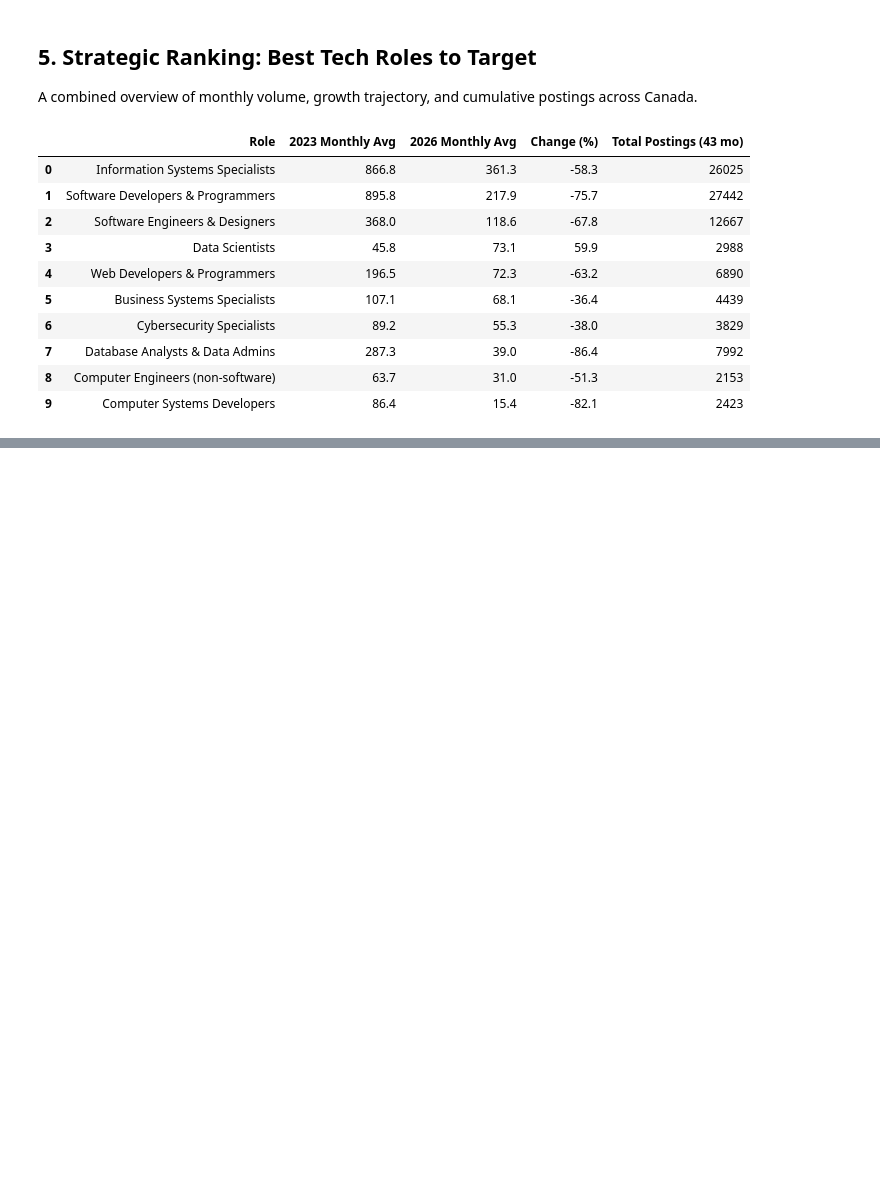
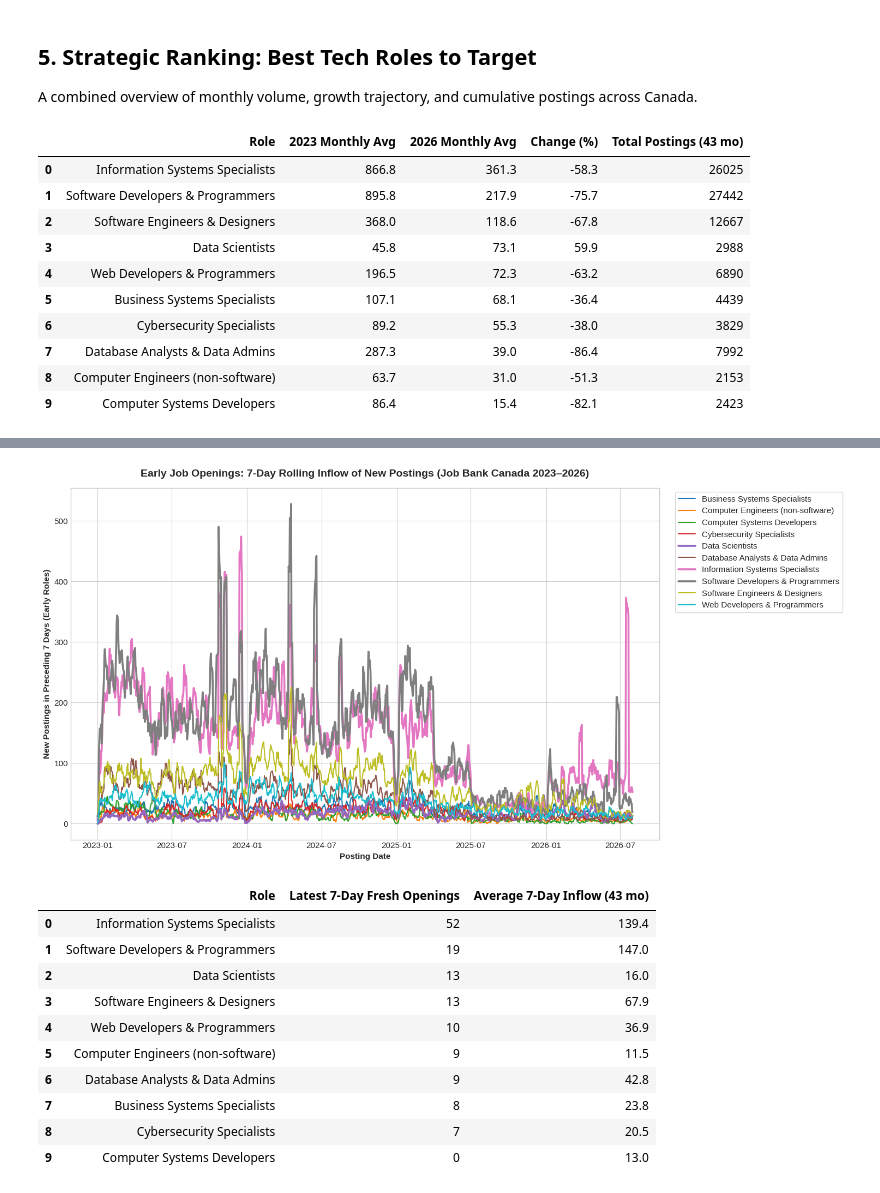
Before and after one commit to althaafsn/canada-job-market-analysis, a Jupyter notebook: data_analysis/02_job_bank/job_bank_tech_roles.ipynb, the cells around one changed output, grey strips where cells are left out. Drawn from its saved outputs; the diff is of its cells as text; code cells hidden in the pictures; blank space fills up the shorter version.

Commit message:
Add 7-day early openings inflow, salary ranges, and provincial breakdown to Job Bank analysis

```diff
--- a/data_analysis/02_job_bank/job_bank_tech_roles.ipynb
+++ b/data_analysis/02_job_bank/job_bank_tech_roles.ipynb
@@ -36,17 +42,21 @@ if (cwd / 'data/job_bank').exists():
     DATA_DIR = cwd / 'data/job_bank'
     PLOTS_DIR = cwd / 'data_analysis/02_job_bank/plots'
     CACHE_FILE = cwd / 'data/job_bank_tech_monthly_aggregate.csv'
+    DETAIL_CACHE_FILE = cwd / 'data/job_bank_tech_detail_cache.csv'
 elif (cwd / '../../data/job_bank').resolve().exists():
     DATA_DIR = (cwd / '../../data/job_bank').resolve()
     PLOTS_DIR = cwd / 'plots'
     CACHE_FILE = (cwd / '../../data/job_bank_tech_monthly_aggregate.csv').resolve()
+    DETAIL_CACHE_FILE = (cwd / '../../data/job_bank_tech_detail_cache.csv').resolve()
 else:
     DATA_DIR = Path('data/job_bank')
     PLOTS_DIR = Path('plots')
     CACHE_FILE = Path('data/job_bank_tech_monthly_aggregate.csv')
+    DETAIL_CACHE_FILE = Path('data/job_bank_tech_detail_cache.csv')
 
 PLOTS_DIR.mkdir(parents=True, exist_ok=True)
-print(f"Data Directory:  {DATA_DIR}")
-print(f"Plots Directory: {PLOTS_DIR}")
-print(f"Cache File:      {CACHE_FILE}")
+print(f"Data Directory:         {DATA_DIR}")
+print(f"Plots Directory:        {PLOTS_DIR}")
+print(f"Monthly Cache File:     {CACHE_FILE}")
+print(f"Detailed Cache File:    {DETAIL_CACHE_FILE}")
 # %% [output]
@@ -285,0 +291,63 @@ summary_table
+# %%
+# Fast load detailed microdata from cache (or extract from raw files if cache absent)
+if DETAIL_CACHE_FILE.exists():
+    df_detail = pd.read_csv(DETAIL_CACHE_FILE)
+else:
+    cols = ['NOC21 Code', 'First Posting Date', 'Province/Territory', 'Salary Minimum', 'Salary Maximum', 'Salary Per', 'Vacancy Count']
+    files = sorted(DATA_DIR.glob('*.csv'))
+    recs = []
+    for f in files:
+        df_m = read_job_bank_csv(f, usecols=cols)
+        df_m['NOC_clean'] = df_m['NOC21 Code'].astype(str).str.replace(r'\.0$', '', regex=True)
+        sub = df_m[df_m['NOC_clean'].isin(TARGET_NOCS.keys())].copy()
+        sub['Role'] = sub['NOC_clean'].map(TARGET_NOCS)
+        recs.append(sub[['Role', 'NOC_clean', 'First Posting Date', 'Province/Territory', 'Salary Minimum', 'Salary Maximum', 'Salary Per', 'Vacancy Count']])
+    df_detail = pd.concat(recs, ignore_index=True)
+    df_detail['Date'] = pd.to_datetime(df_detail['First Posting Date'].astype(str).str.replace('/', '-'), errors='coerce')
+    df_detail = df_detail.dropna(subset=['Date'])
+    df_detail['Date'] = df_detail['Date'].dt.strftime('%Y-%m-%d')
+    df_detail.to_csv(DETAIL_CACHE_FILE, index=False)
+
+df_detail['Date'] = pd.to_datetime(df_detail['Date'])
+
+# 1. Group daily postings by role and compute 7-day rolling window of fresh openings
+daily_pivot = df_detail.groupby(['Date', 'Role']).size().unstack(fill_value=0)
+rolling_7d = daily_pivot.rolling(window=7, min_periods=1).sum()
+
+# 2. Plot 7-day rolling weekly inflow over time
+fig3, ax = plt.subplots(figsize=(15, 7.5))
+colors = sns.color_palette('tab10', len(rolling_7d.columns))
+
+for i, role in enumerate(rolling_7d.columns):
+    lw = 2.6 if role in ['Software Developers & Programmers', 'Information Systems Specialists', 'Data Scientists'] else 1.5
+    ax.plot(rolling_7d.index, rolling_7d[role], label=role, linewidth=lw, color=colors[i])
+
+ax.set_title('Early Job Openings: 7-Day Rolling Inflow of New Postings (Job Bank Canada 2023–2026)', fontsize=14, fontweight='bold', pad=15)
+ax.set_xlabel('Posting Date', fontsize=11, fontweight='bold')
+ax.set_ylabel('New Postings in Preceding 7 Days (Early Roles)', fontsize=11, fontweight='bold')
+ax.legend(bbox_to_anchor=(1.02, 1), loc='upper left', frameon=True)
+plt.tight_layout()
+
+plt.savefig(PLOTS_DIR / 'job_bank_7day_rolling_new_postings.png', dpi=130, bbox_inches='tight')
+plt.show()
+
+# Snapshot of latest weekly fresh inflow vs full-period weekly average
+snapshot_7d = pd.DataFrame({
+    'Role': rolling_7d.iloc[-1].sort_values(ascending=False).index,
+    'Latest 7-Day Fresh Openings': rolling_7d.iloc[-1].sort_values(ascending=False).values.astype(int),
+    'Average 7-Day Inflow (43 mo)': rolling_7d.mean().loc[rolling_7d.iloc[-1].sort_values(ascending=False).index].round(1).values
+})
+snapshot_7d
+# %% [output]
+[figure, added]
+|  | Role | Latest 7-Day Fresh Openings | Average 7-Day Inflow (43 mo) |
+| 0 | Information Systems Specialists | 52 | 139.4 |
+| 1 | Software Developers & Programmers | 19 | 147.0 |
+| 2 | Data Scientists | 13 | 16.0 |
+| 3 | Software Engineers & Designers | 13 | 67.9 |
+| 4 | Web Developers & Programmers | 10 | 36.9 |
+| 5 | Computer Engineers (non-software) | 9 | 11.5 |
+| 6 | Database Analysts & Data Admins | 9 | 42.8 |
+| 7 | Business Systems Specialists | 8 | 23.8 |
+| 8 | Cybersecurity Specialists | 7 | 20.5 |
+| 9 | Computer Systems Developers | 0 | 13.0 |
```
Also changed, not shown: parts of 9 cells of this notebook, 4 other files.
